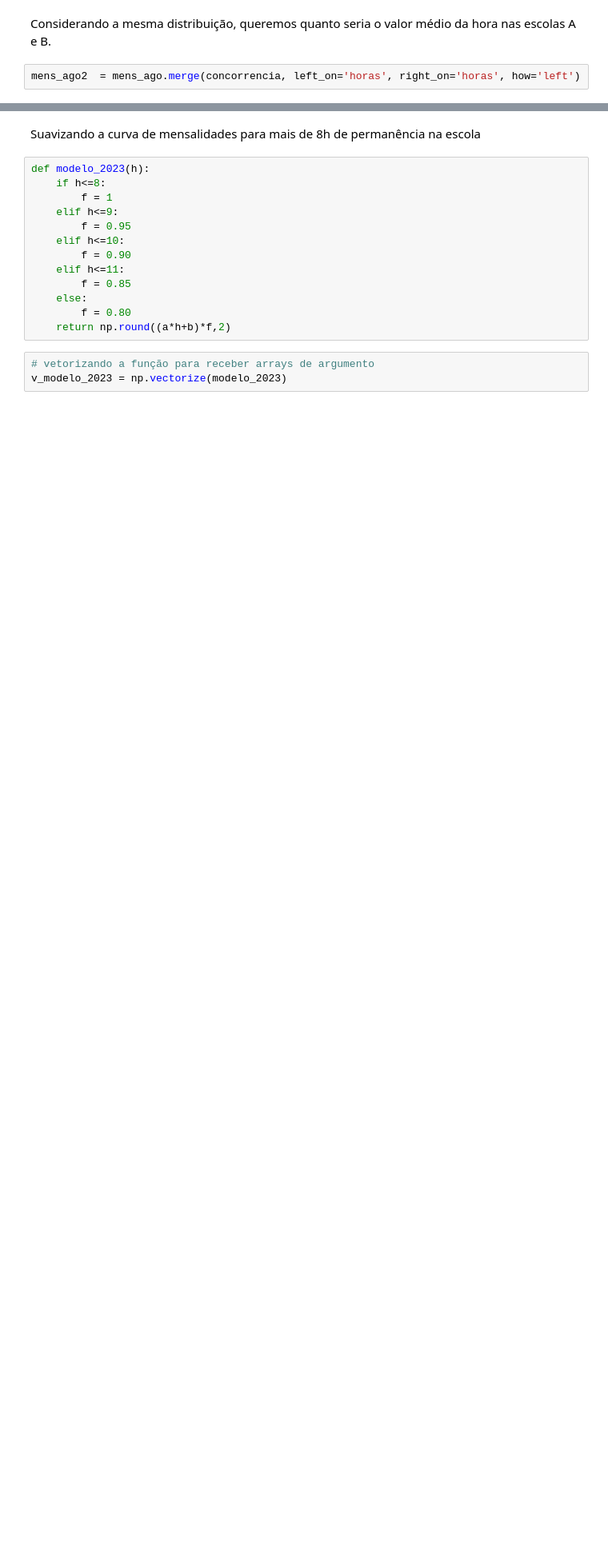
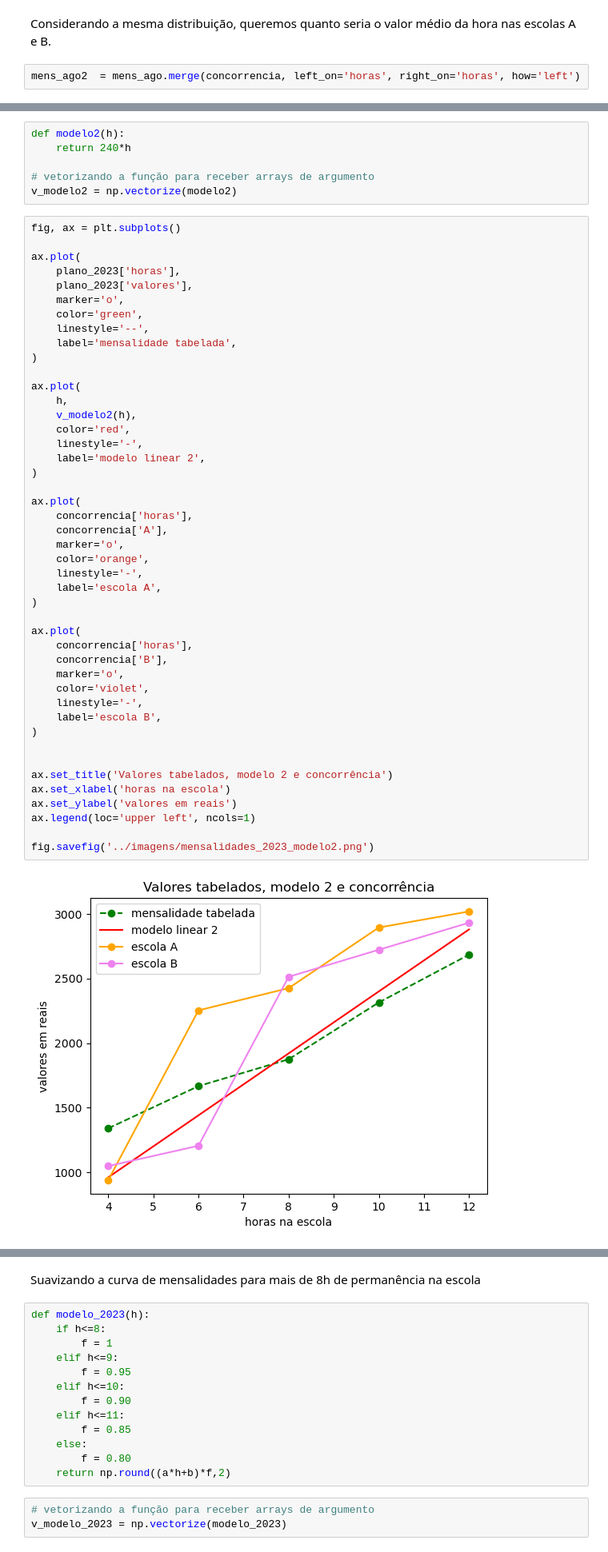
Before and after one commit to mp-resuldados/calculo-de-mensalidades, a Jupyter notebook: notebooks/calculos.ipynb, the cells around one changed output, grey strips where cells are left out. Shown at 80% size. Saved outputs shown, nothing was run; the diff lists cells and outputs as text; blank space fills up the shorter version.

```diff
--- a/notebooks/calculos.ipynb
+++ b/notebooks/calculos.ipynb
@@ -441,0 +473,53 @@ Definindo um teste para saber se os modelos mais complexos também serão capaze
+# %%
+def modelo2(h):
+    return 240*h
+
+# vetorizando a função para receber arrays de argumento
+v_modelo2 = np.vectorize(modelo2)
+# %%
+fig, ax = plt.subplots()
+
+ax.plot(
+    plano_2023['horas'],
+    plano_2023['valores'],
+    marker='o',
+    color='green',
+    linestyle='--',
+    label='mensalidade tabelada',
+)
+
+ax.plot(
+    h,
+    v_modelo2(h),
+    color='red',
+    linestyle='-',
+    label='modelo linear 2',
+)
+
+ax.plot(
+    concorrencia['horas'],
+    concorrencia['A'],
+    marker='o',
+    color='orange',
+    linestyle='-',
+    label='escola A',
+)
+
+ax.plot(
+    concorrencia['horas'],
+    concorrencia['B'],
+    marker='o',
+    color='violet',
+    linestyle='-',
+    label='escola B',
+)
+
+
+ax.set_title('Valores tabelados, modelo 2 e concorrência')
+ax.set_xlabel('horas na escola')
+ax.set_ylabel('valores em reais')
+ax.legend(loc='upper left', ncols=1)
+
+fig.savefig('../imagens/mensalidades_2023_modelo2.png')
+# %% [output]
+[figure, added]
```
Also changed, not shown: parts of 23 cells of this notebook, 2 other files.
